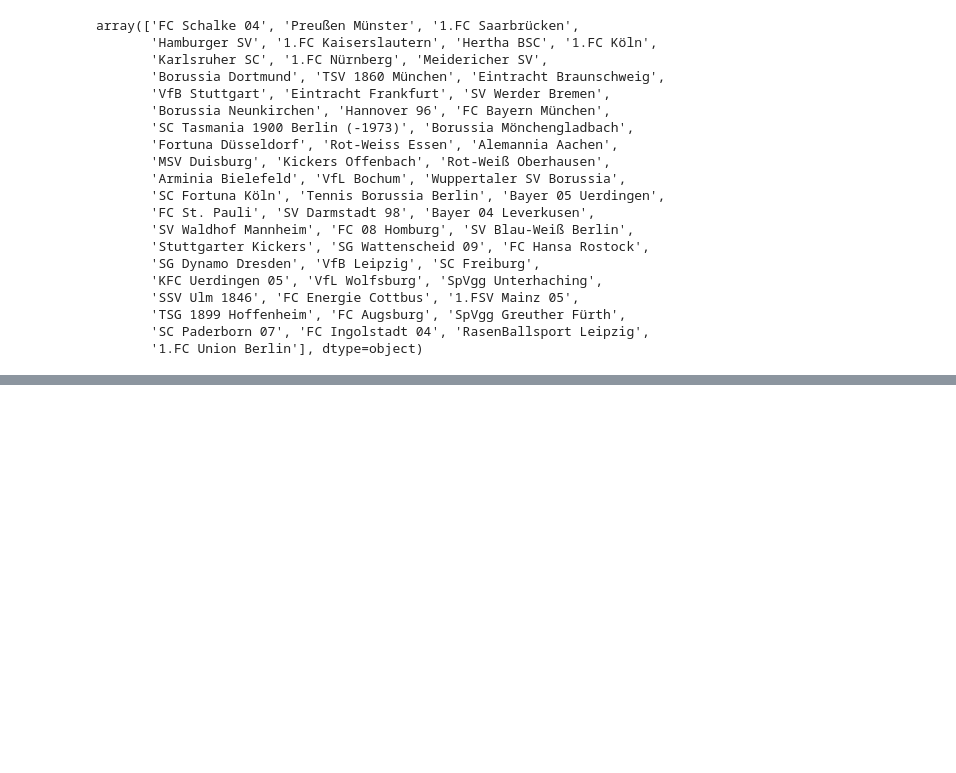
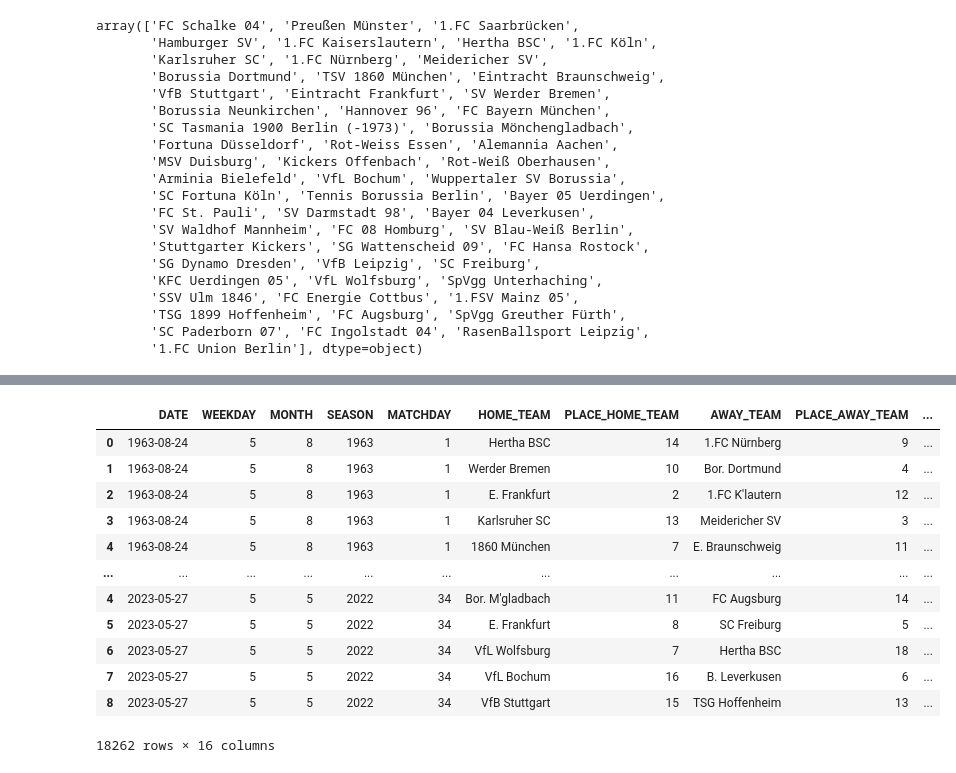
Before and after one commit to lucajanas/web-mining, a Jupyter notebook: weather_data.ipynb, the cells around one changed output, grey strips where cells are left out. Cells and saved outputs as stored; diff of their text form; code cells hidden in the pictures; blank space fills up the shorter version.

```diff
--- a/weather_data.ipynb
+++ b/weather_data.ipynb
@@ -260,0 +285,17 @@ https://www.wetterkontor.de/de/wetter/deutschland/extremwerte.asp?id=20210105
+# %%
+df = pd.read_pickle("./df_matchday_data.pkl")
+df
+# %% [output]
+|  | DATE | WEEKDAY | MONTH | SEASON | MATCHDAY | HOME_TEAM | PLACE_HOME_TEAM | AWAY_TEAM | PLACE_AWAY_TEAM | ... |
+| 0 | 1963-08-24 | 5 | 8 | 1963 | 1 | Hertha BSC | 14 | 1.FC Nürnberg | 9 | ... |
+| 1 | 1963-08-24 | 5 | 8 | 1963 | 1 | Werder Bremen | 10 | Bor. Dortmund | 4 | ... |
+| 2 | 1963-08-24 | 5 | 8 | 1963 | 1 | E. Frankfurt | 2 | 1.FC K'lautern | 12 | ... |
+| 3 | 1963-08-24 | 5 | 8 | 1963 | 1 | Karlsruher SC | 13 | Meidericher SV | 3 | ... |
+| 4 | 1963-08-24 | 5 | 8 | 1963 | 1 | 1860 München | 7 | E. Braunschweig | 11 | ... |
+| ... | ... | ... | ... | ... | ... | ... | ... | ... | ... | ... |
+| 4 | 2023-05-27 | 5 | 5 | 2022 | 34 | Bor. M'gladbach | 11 | FC Augsburg | 14 | ... |
+| 5 | 2023-05-27 | 5 | 5 | 2022 | 34 | E. Frankfurt | 8 | SC Freiburg | 5 | ... |
+| 6 | 2023-05-27 | 5 | 5 | 2022 | 34 | VfL Wolfsburg | 7 | Hertha BSC | 18 | ... |
+| 7 | 2023-05-27 | 5 | 5 | 2022 | 34 | VfL Bochum | 16 | B. Leverkusen | 6 | ... |
+| 8 | 2023-05-27 | 5 | 5 | 2022 | 34 | VfB Stuttgart | 15 | TSG Hoffenheim | 13 | ... |
+18262 rows × 16 columns
```
Also changed, not shown: parts of 7 cells of this notebook, 2 other files.
